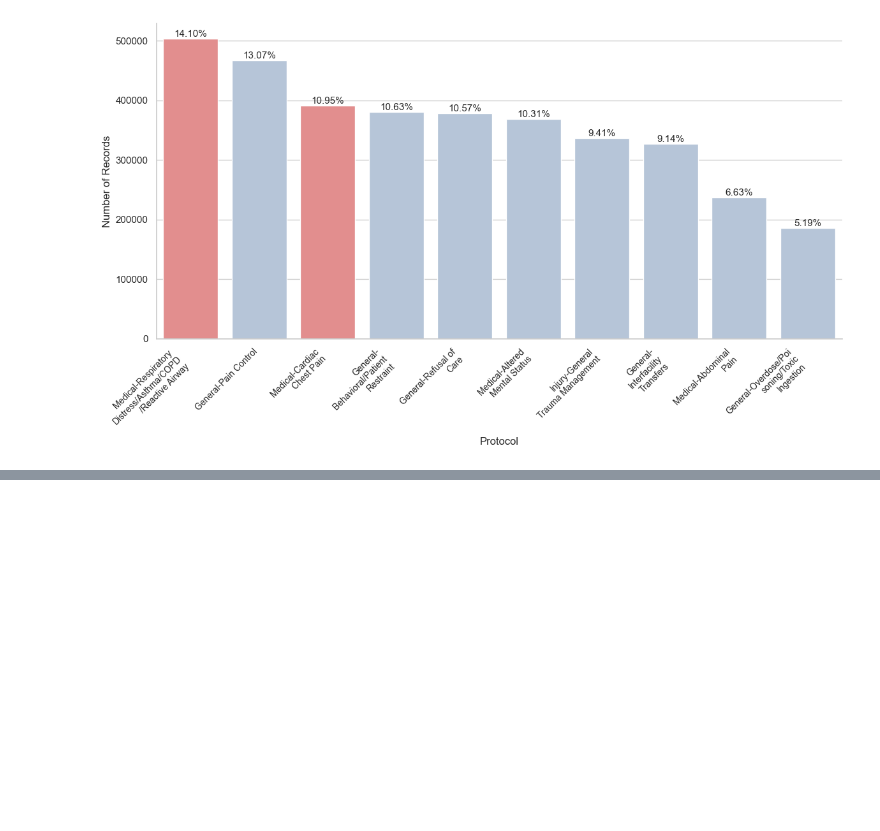
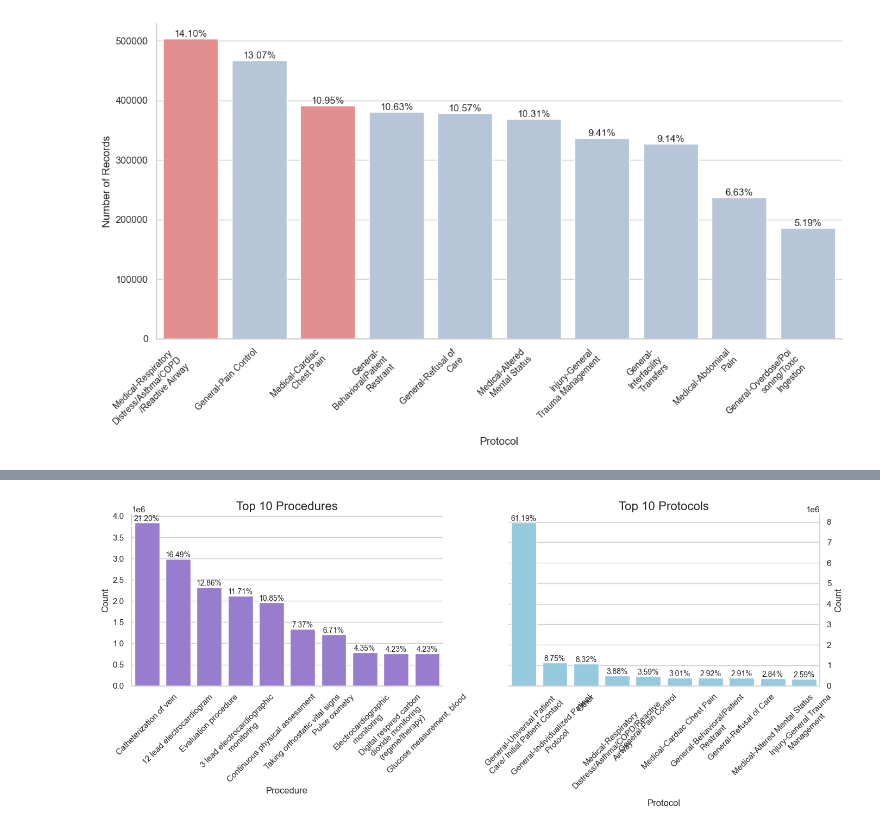
Before and after one commit to UVA-DSA/EgoEMS, a Jupyter notebook: Tools/nemsis_analysis/scripts/nemsis_visualizer.ipynb, the cells around one changed output, grey strips where cells are left out. Cells and saved outputs as stored; diff of their text form; code cells hidden in the pictures; blank space fills up the shorter version.

```diff
--- a/Tools/nemsis_analysis/scripts/nemsis_visualizer.ipynb
+++ b/Tools/nemsis_analysis/scripts/nemsis_visualizer.ipynb
@@ -283,0 +286,83 @@ Passing `palette` without assigning `hue` is deprecated and will be removed in v
+# %%
+import matplotlib.pyplot as plt
+import seaborn as sns
+import pandas as pd
+import textwrap
+
+# Load the dataset from the file (update with correct path if needed)
+# Assuming `procedures_df` and `protocols_df` are DataFrames from the loaded CSV file
+procedure_df_path = os.path.join(root, 'Statistics', 'procedures_count.csv')
+protocol_df_path = os.path.join(root, 'Statistics', 'protocol_count.csv')
+procedures_df = pd.read_csv(procedure_df_path)  # Adjust with the actual file name if different
+protocols_df = pd.read_csv(protocol_df_path)  # Adjust with the actual file name if different
+
+# Sort the data for top 10 procedures
+top_10_procedures = procedures_df.sort_values('Count', ascending=False).head(10)
+total_procedures = top_10_procedures['Count'].sum()
+
+# Sort the data for top 10 protocols
+top_10_protocols = protocols_df.sort_values('Count', ascending=False).head(10)
+total_protocols = top_10_protocols['Count'].sum()
+
+# remove word "procedure" from the procedure column
+top_10_procedures['Procedure'] = top_10_procedures['Procedure'].str.replace(' (procedure)', '')
+
+
+# Function to wrap long labels
+def wrap_labels(label, width=25):
+    # Only wrap if the label is long enough
+    if len(label) > width:
+        return "\n".join(textwrap.wrap(label, width))
+    return label
+
+# Prepare wrapped labels
+wrapped_procedure_labels = [wrap_labels(label, 30) for label in top_10_procedures['Procedure']]
+wrapped_protocol_labels = [wrap_labels(label, 30) for label in top_10_protocols['Protocol']]
+
+# Create the combined figure
+fig, axes = plt.subplots(1, 2, figsize=(14, 6))  # Adjust the figure size for full width Overleaf page
+
+# Bar plot for top 10 procedures
+sns.barplot(x=wrapped_procedure_labels, y=top_10_procedures['Count'], ax=axes[0], color='mediumpurple')
+axes[0].set_title('Top 10 Procedures', fontsize=16)
+axes[0].set_xlabel('Procedure', fontsize=12)
+axes[0].set_ylabel('Count', fontsize=12)
+axes[0].tick_params(axis='x', rotation=45)
+
+# Annotate the percentages on top of each bar
+for i, bar in enumerate(axes[0].patches):
+    percentage = (top_10_procedures['Count'].iloc[i] / total_procedures) * 100
+    height = bar.get_height()
+    axes[0].text(bar.get_x() + bar.get_width() / 2.0, height, f'{percentage:.2f}%', ha='center', va='bottom', fontsize=10)
+
+# Bar plot for top 10 protocols
+sns.barplot(x=wrapped_protocol_labels, y=top_10_protocols['Count'], ax=axes[1], color='skyblue')
+axes[1].set_title('Top 10 Protocols', fontsize=16)
+axes[1].set_xlabel('Protocol', fontsize=12)
+axes[1].set_ylabel('Count', fontsize=12)
+axes[1].tick_params(axis='x', rotation=45)
+
+# Annotate the percentages on top of each bar
+for i, bar in enumerate(axes[1].patches):
+    percentage = (top_10_protocols['Count'].iloc[i] / total_protocols) * 100
+    height = bar.get_height()
+    axes[1].text(bar.get_x() + bar.get_width() / 2.0, height, f'{percentage:.2f}%', ha='center', va='bottom', fontsize=10)
+
+# Move the y-axis to the right side for the second plot
+axes[1].yaxis.tick_right()  # Move the ticks to the right
+axes[1].yaxis.set_label_position("right")  # Move the label to the right
+
+# Adjust the spines: remove left spine, and enable the right spine
+axes[1].spines['left'].set_visible(False)
+axes[1].spines['right'].set_visible(True)
+
+# Apply sns.despine selectively, removing spines for the first plot and leaving the right spine for the second plot
+sns.despine(ax=axes[0], left=False, bottom=False)  # Keep left spine for first plot
+sns.despine(ax=axes[1], left=True, bottom=False, right=False)  # Only remove the left spine for the second plot
+
+#
+# Adjust layout and display
+plt.tight_layout()
+plt.show()
+# %% [output]
+[figure, added]
```
Also changed, not shown: parts of 1 cell of this notebook, 1 other file.
